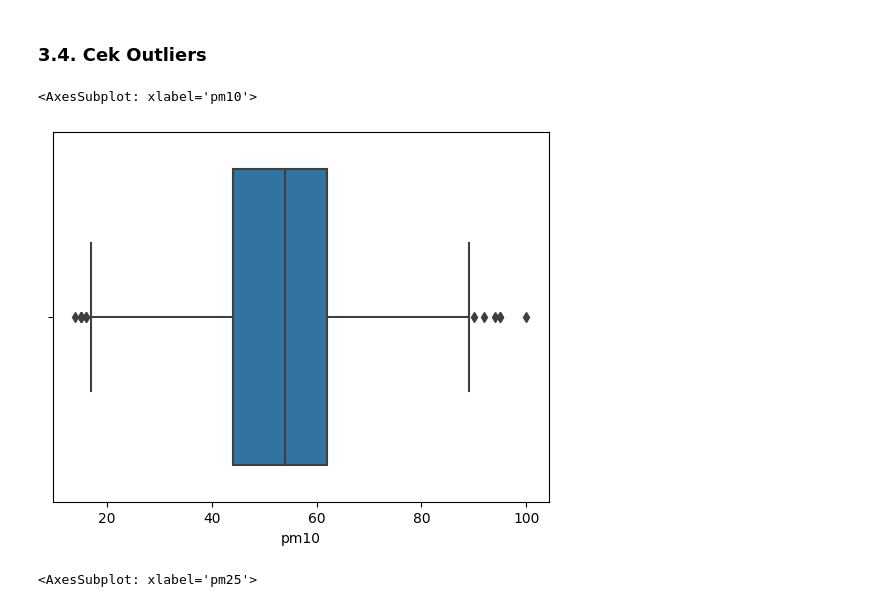
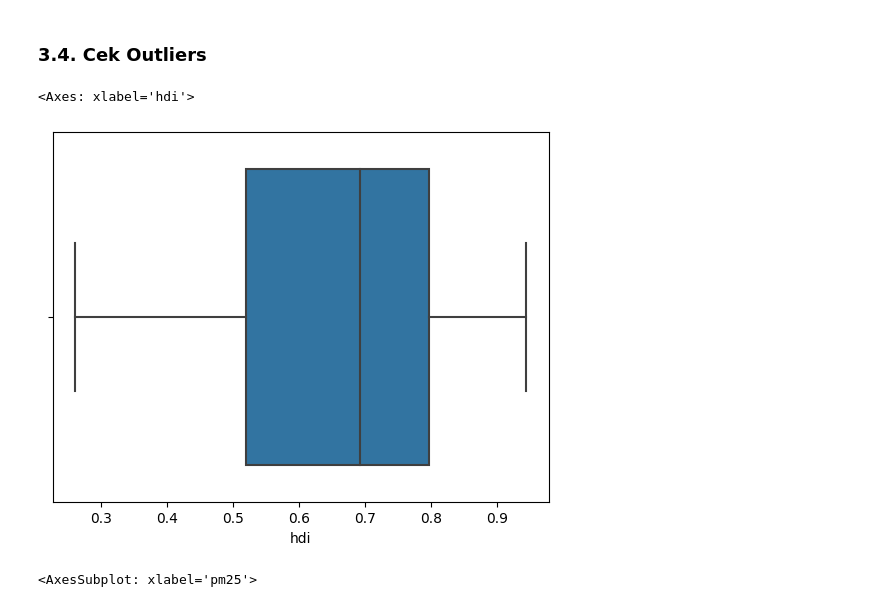
Before and after one commit to elfarahma/ml_process, a Jupyter notebook: eda.ipynb, the cells around one changed output. Drawn from its saved outputs; the diff is of its cells as text; code cells hidden in the pictures.

```diff
--- a/eda.ipynb
+++ b/eda.ipynb
@@ -413,10 +237,10 @@ sns.histplot(data = dataset, x = "categori", hue = "categori")
 # %% [markdown]
 ### 3.4. Cek Outliers
 # %%
-sns.boxplot(data = dataset, x = "pm10")
+sns.boxplot(data = dataset, x = "hdi")
 # %% [output]
-<AxesSubplot: xlabel='pm10'>
+<Axes: xlabel='hdi'>
-[figure, old version]
+[figure, new version]
 # %%
 sns.boxplot(data = dataset, x = "pm25")
 # %% [output]
```
Also changed, not shown: parts of 57 cells of this notebook.
